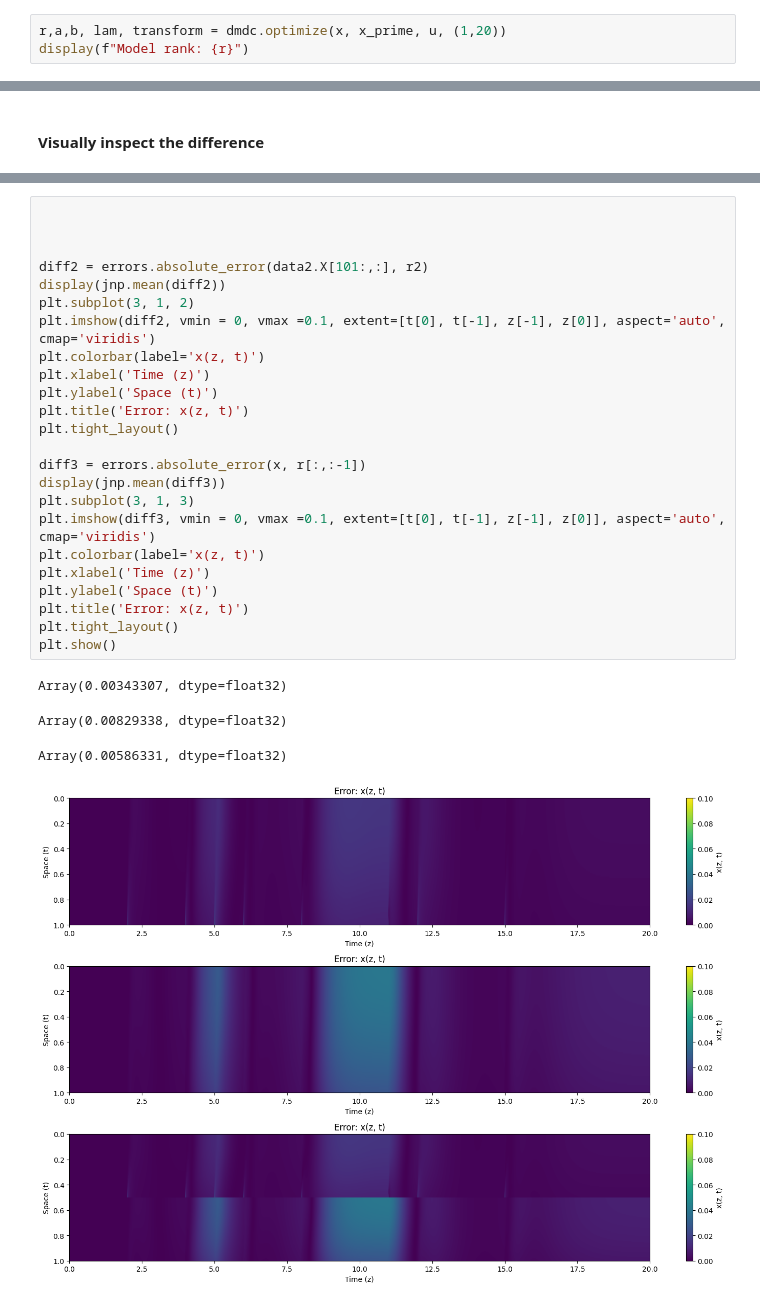
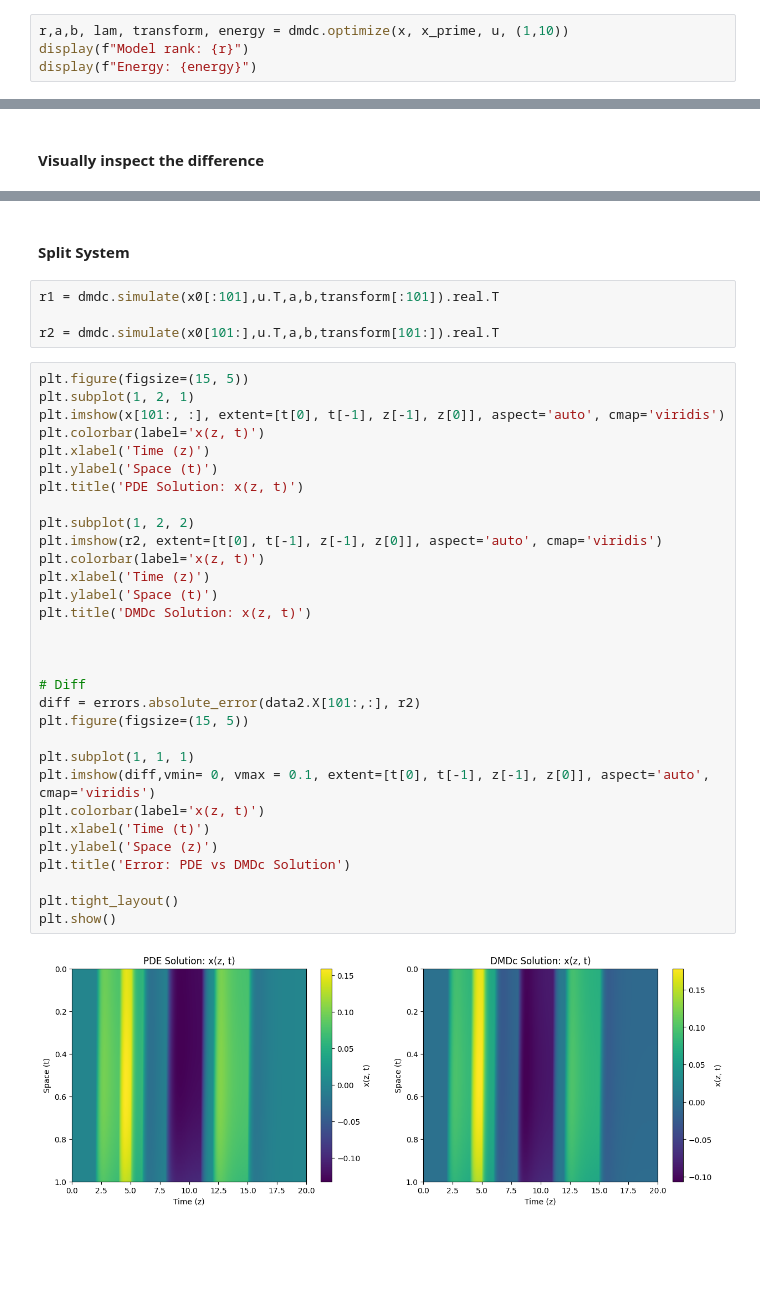
Before and after one commit to MatzeLopi/KIT-2243070, a Jupyter notebook: Exercises/exam.ipynb, the cells around one changed output, grey strips where cells are left out. Drawn from its saved outputs; the diff is of its cells as text; blank space fills up the shorter version.

```diff
--- a/Exercises/exam.ipynb
+++ b/Exercises/exam.ipynb
@@ -354,7 +405,8 @@ To fit the DMDc model, I developed an optimizer that automatically selects the o
 
 The optimizer returns the best rank along with the corresponding reduced-order model.
 # %%
-r,a,b, lam, transform = dmdc.optimize(x, x_prime, u, (1,20))
+r,a,b, lam, transform, energy = dmdc.optimize(x, x_prime, u, (1,10))
 display(f"Model rank: {r}")
+display(f"Energy: {energy}")
 # %% [output]
 'Model rank: 7'
@@ -402,29 +486,39 @@ r2 = dmdc.simulate(x0[101:],u.T,a,b,transform[101:]).real.T
+# %% [markdown]
+#### Split System
+# %%
+r1 = dmdc.simulate(x0[:101],u.T,a,b,transform[:101]).real.T
+
+r2 = dmdc.simulate(x0[101:],u.T,a,b,transform[101:]).real.T
 # %%
+plt.figure(figsize=(15, 5))
+plt.subplot(1, 2, 1)
+plt.imshow(x[101:, :], extent=[t[0], t[-1], z[-1], z[0]], aspect='auto', cmap='viridis')
+plt.colorbar(label='x(z, t)')
+plt.xlabel('Time (z)')
+plt.ylabel('Space (t)')
+plt.title('PDE Solution: x(z, t)')
+
+plt.subplot(1, 2, 2)
+plt.imshow(r2, extent=[t[0], t[-1], z[-1], z[0]], aspect='auto', cmap='viridis')
+plt.colorbar(label='x(z, t)')
+plt.xlabel('Time (z)')
+plt.ylabel('Space (t)')
+plt.title('DMDc Solution: x(z, t)')
 
 
 
-diff2 = errors.absolute_error(data2.X[101:,:], r2)
-display(jnp.mean(diff2))
-plt.subplot(3, 1, 2)
-plt.imshow(diff2, vmin = 0, vmax =0.1, extent=[t[0], t[-1], z[-1], z[0]], aspect='auto', cmap='viridis')
+# Diff
+diff = errors.absolute_error(data2.X[101:,:], r2)
+plt.figure(figsize=(15, 5))
+
+plt.subplot(1, 1, 1)
+plt.imshow(diff,vmin= 0, vmax = 0.1, extent=[t[0], t[-1], z[-1], z[0]], aspect='auto', cmap='viridis')
 plt.colorbar(label='x(z, t)')
-plt.xlabel('Time (z)')
-plt.ylabel('Space (t)')
-plt.title('Error: x(z, t)')
-plt.tight_layout()
+plt.xlabel('Time (t)')
+plt.ylabel('Space (z)')
+plt.title('Error: PDE vs DMDc Solution')
 
-diff3 = errors.absolute_error(x, r[:,:-1])
-display(jnp.mean(diff3))
-plt.subplot(3, 1, 3)
-plt.imshow(diff3, vmin = 0, vmax =0.1, extent=[t[0], t[-1], z[-1], z[0]], aspect='auto', cmap='viridis')
-plt.colorbar(label='x(z, t)')
-plt.xlabel('Time (z)')
-plt.ylabel('Space (t)')
-plt.title('Error: x(z, t)')
 plt.tight_layout()
 plt.show()
 # %% [output]
-Array(0.00343307, dtype=float32)
-Array(0.00829338, dtype=float32)
-Array(0.00586331, dtype=float32)
-[figure, old version]
+[figure, new version]
```
Also changed, not shown: parts of 16 cells of this notebook, 4 other files.
